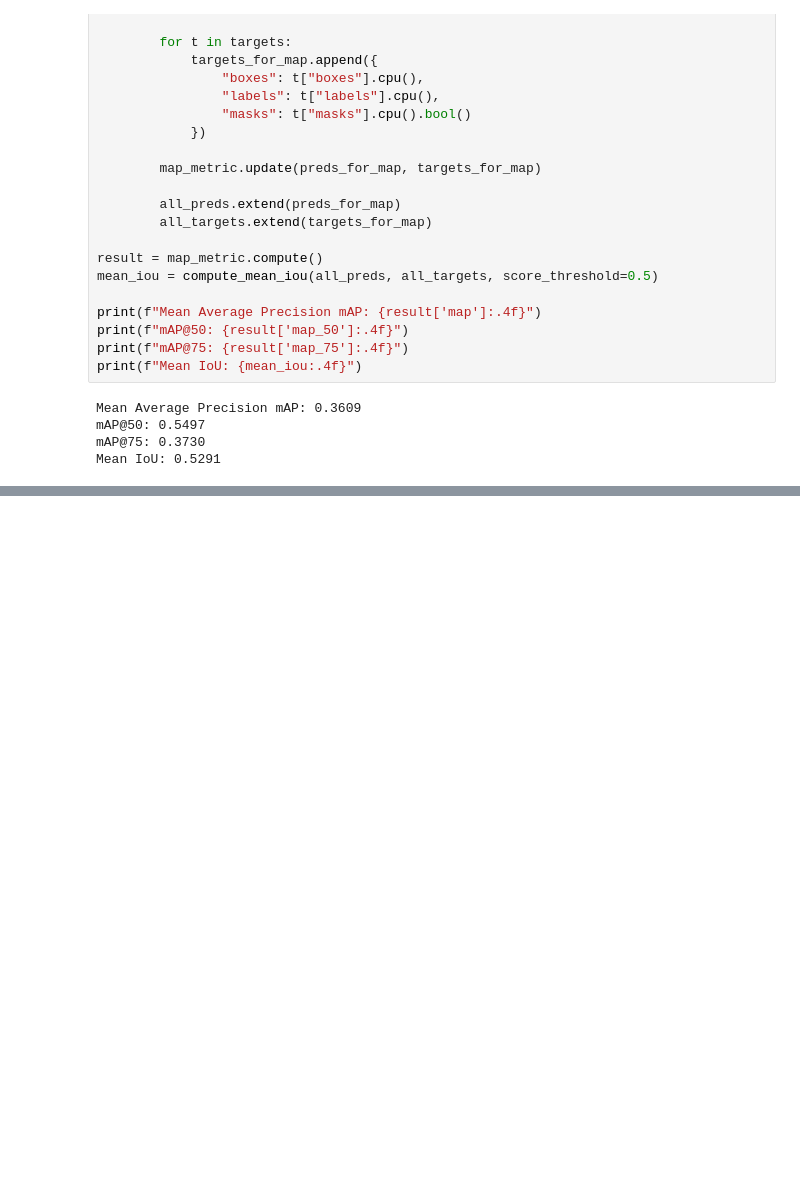
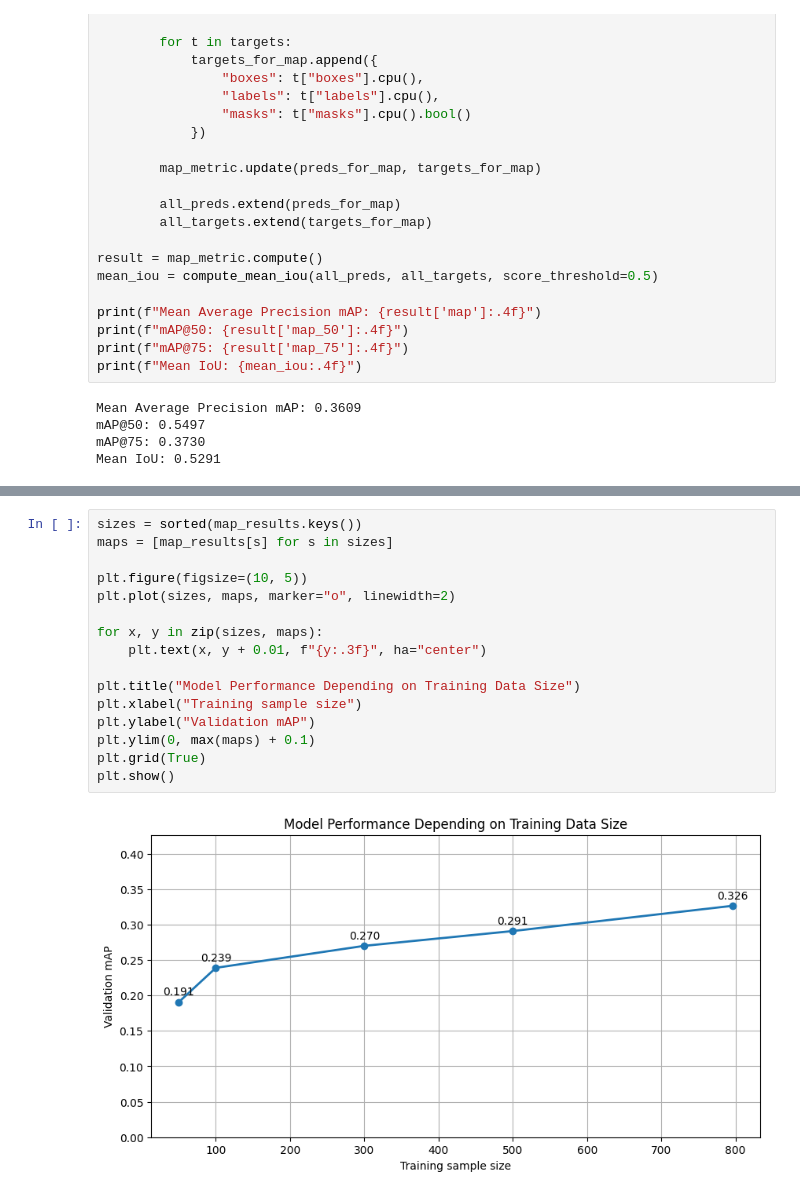
Before and after one commit to Jolieyolie/Applied_Machine_Learning, a Jupyter notebook: Copy_of_cloud_training_model_improved_augmentation.ipynb, the cells around one changed output, grey strips where cells are left out. Drawn from its saved outputs; the diff is of its cells as text; blank space fills up the shorter version.

```diff
--- a/Copy_of_cloud_training_model_improved_augmentation.ipynb
+++ b/Copy_of_cloud_training_model_improved_augmentation.ipynb
@@ -855,0 +891,18 @@ plt.savefig('/content/drive/MyDrive/Clouds-1000/Performance_SampleSize_final.jpe
+# %%
+sizes = sorted(map_results.keys())
+maps = [map_results[s] for s in sizes]
+
+plt.figure(figsize=(10, 5))
+plt.plot(sizes, maps, marker="o", linewidth=2)
+
+for x, y in zip(sizes, maps):
+    plt.text(x, y + 0.01, f"{y:.3f}", ha="center")
+
+plt.title("Model Performance Depending on Training Data Size")
+plt.xlabel("Training sample size")
+plt.ylabel("Validation mAP")
+plt.ylim(0, max(maps) + 0.1)
+plt.grid(True)
+plt.show()
+# %% [output]
+[figure, added]
```
Also changed, not shown: parts of 4 cells of this notebook.
